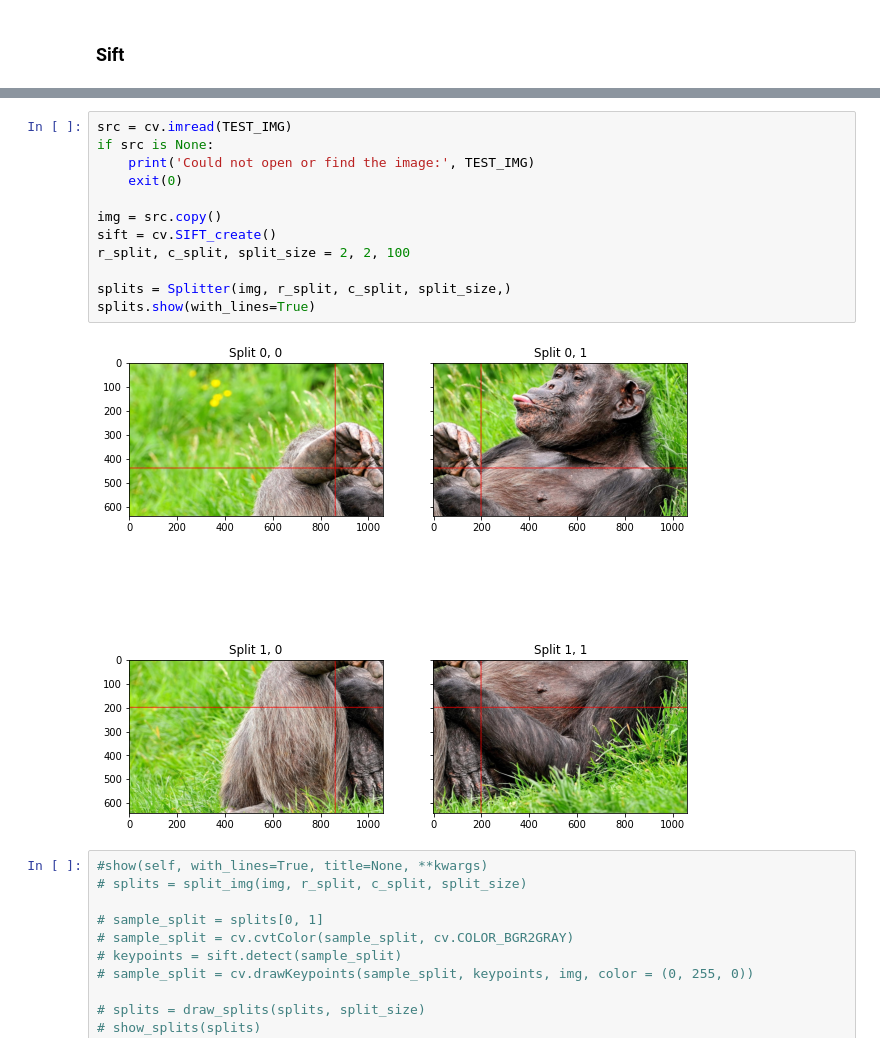
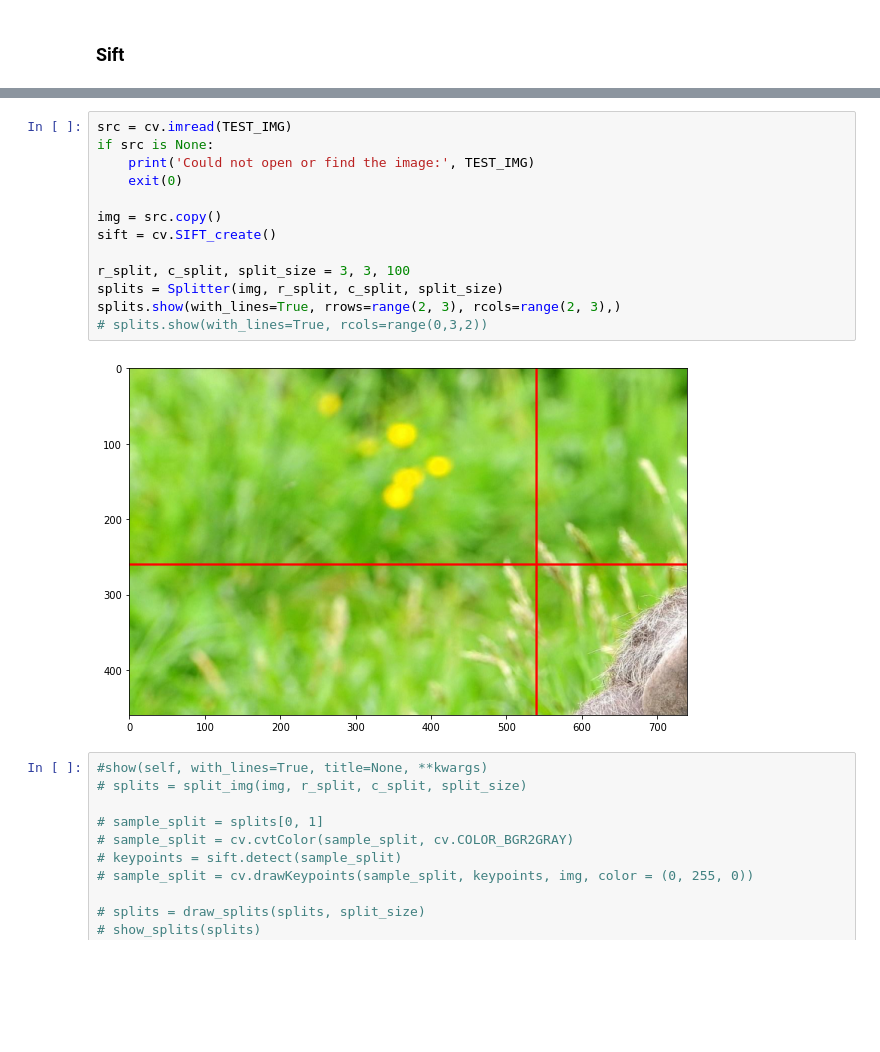
Before and after one commit to WTS012201/CompVis, a Jupyter notebook: ImageStitching/stitching.ipynb, the cells around one changed output, grey strips where cells are left out. Saved outputs shown, nothing was run; the diff lists cells and outputs as text; blank space fills up the shorter version.

Commit message:
splits class

```diff
--- a/ImageStitching/stitching.ipynb
+++ b/ImageStitching/stitching.ipynb
@@ -12,17 +129,18 @@ TEST_IMG = "test.jpeg"
 # %%
 src = cv.imread(TEST_IMG)
 if src is None:
     print('Could not open or find the image:', TEST_IMG)
     exit(0)
 
 img = src.copy()
 sift = cv.SIFT_create()
-r_split, c_split, split_size = 2, 2, 100
 
-splits = Splitter(img, r_split, c_split, split_size,)
-splits.show(with_lines=True)
+r_split, c_split, split_size = 3, 3, 100
+splits = Splitter(img, r_split, c_split, split_size)
+splits.show(with_lines=True, rrows=range(2, 3), rcols=range(2, 3),)
+# splits.show(with_lines=True, rcols=range(0,3,2))
 # %% [output]
-[figure, old version]
+[figure, new version]
 # %%
 #show(self, with_lines=True, title=None, **kwargs)
 # splits = split_img(img, r_split, c_split, split_size)
```
Also changed, not shown: parts of 2 cells of this notebook, 1 other file.
